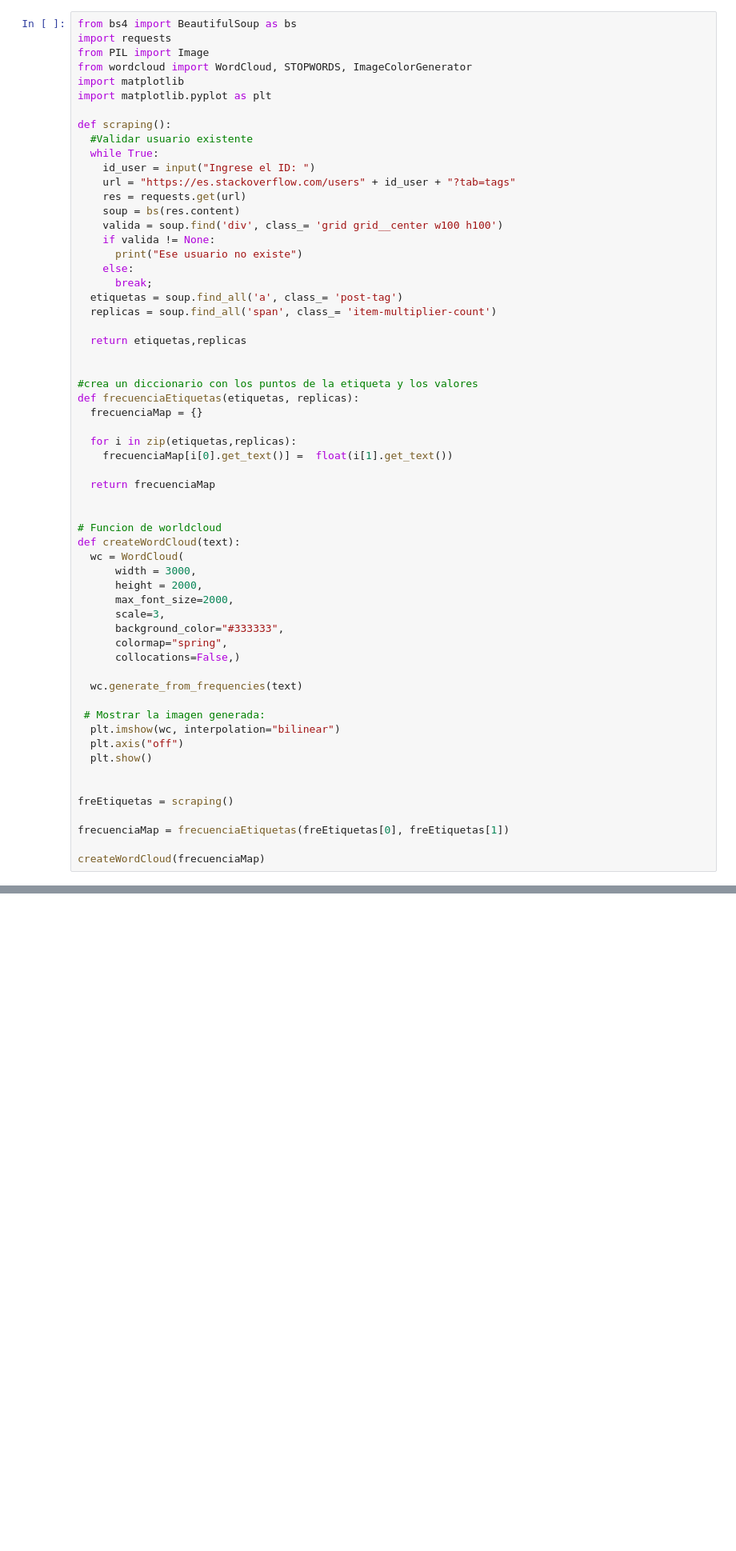
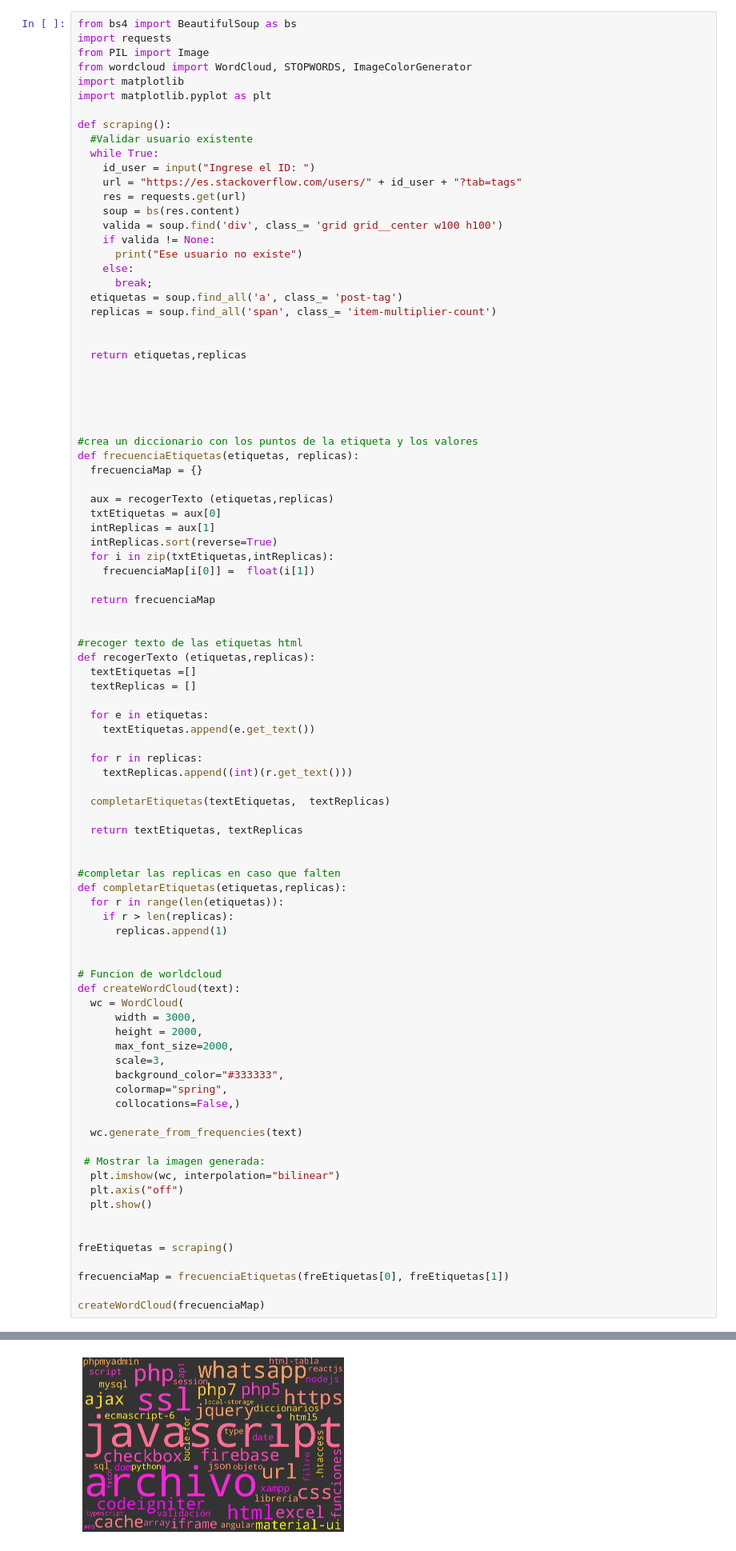
Before and after one commit to ZevaGuillo/Proyecto-WordCloud, a Jupyter notebook: WORDCLOUD_etiquetas_stackoverflow.ipynb, the cells around one changed output, grey strips where cells are left out. Shown at 80% size. Cells and saved outputs as stored; diff of their text form; blank space fills up the shorter version.

Commit message:
Configurando las Frecuencias

```diff
--- a/WORDCLOUD_etiquetas_stackoverflow.ipynb
+++ b/WORDCLOUD_etiquetas_stackoverflow.ipynb
@@ -12,7 +12,7 @@ def scraping():
   #Validar usuario existente
   while True:
     id_user = input("Ingrese el ID: ")
-    url = "https://es.stackoverflow.com/users" + id_user + "?tab=tags"
+    url = "https://es.stackoverflow.com/users/" + id_user + "?tab=tags"
     res = requests.get(url)
     soup = bs(res.content)
     valida = soup.find('div', class_= 'grid grid__center w100 h100')
@@ -23,17 +23,48 @@ def scraping():
   etiquetas = soup.find_all('a', class_= 'post-tag')
   replicas = soup.find_all('span', class_= 'item-multiplier-count')
 
+
   return etiquetas,replicas
+
+
+
 
 
 #crea un diccionario con los puntos de la etiqueta y los valores
 def frecuenciaEtiquetas(etiquetas, replicas):
   frecuenciaMap = {}
 
-  for i in zip(etiquetas,replicas):
-    frecuenciaMap[i[0].get_text()] =  float(i[1].get_text())
+  aux = recogerTexto (etiquetas,replicas)
+  txtEtiquetas = aux[0]
+  intReplicas = aux[1]
+  intReplicas.sort(reverse=True)
+  for i in zip(txtEtiquetas,intReplicas):
+    frecuenciaMap[i[0]] =  float(i[1])
 
   return frecuenciaMap
+
+
+#recoger texto de las etiquetas html
+def recogerTexto (etiquetas,replicas):
+  textEtiquetas =[]
+  textReplicas = []
+
+  for e in etiquetas:
+    textEtiquetas.append(e.get_text())
+
+  for r in replicas:
+    textReplicas.append((int)(r.get_text()))
+
+  completarEtiquetas(textEtiquetas,  textReplicas)
+
+  return textEtiquetas, textReplicas
+
+
+#completar las replicas en caso que falten
+def completarEtiquetas(etiquetas,replicas):
+  for r in range(len(etiquetas)):
+    if r > len(replicas):
+      replicas.append(1)
 
 
 # Funcion de worldcloud
@@ -60,3 +91,4 @@ freEtiquetas = scraping()
 frecuenciaMap = frecuenciaEtiquetas(freEtiquetas[0], freEtiquetas[1])
 
 createWordCloud(frecuenciaMap)
+# %% [output]
@@ -62,0 +96 @@ createWordCloud(frecuenciaMap)
+[figure, added]
```
Also changed, not shown: parts of 2 cells of this notebook.
